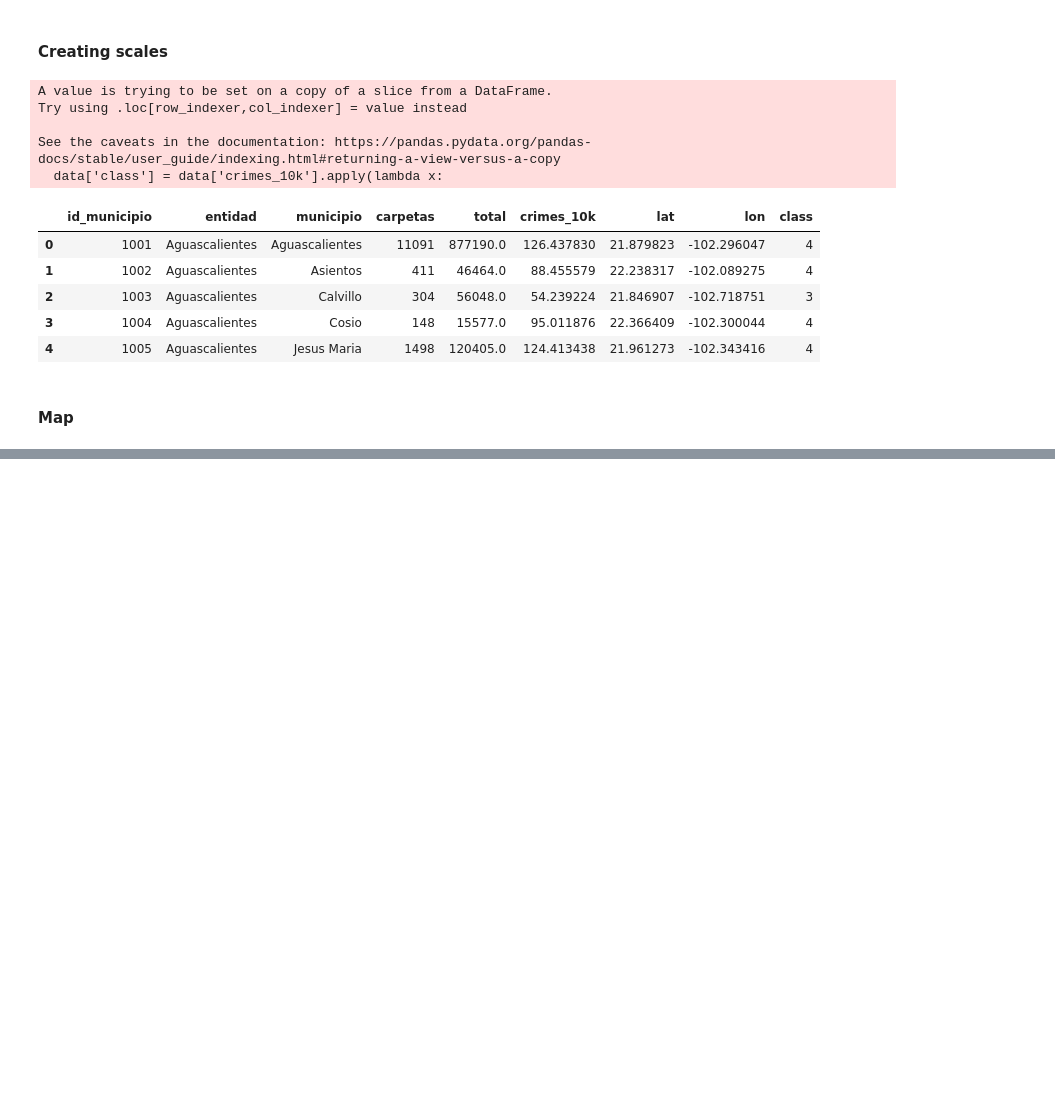
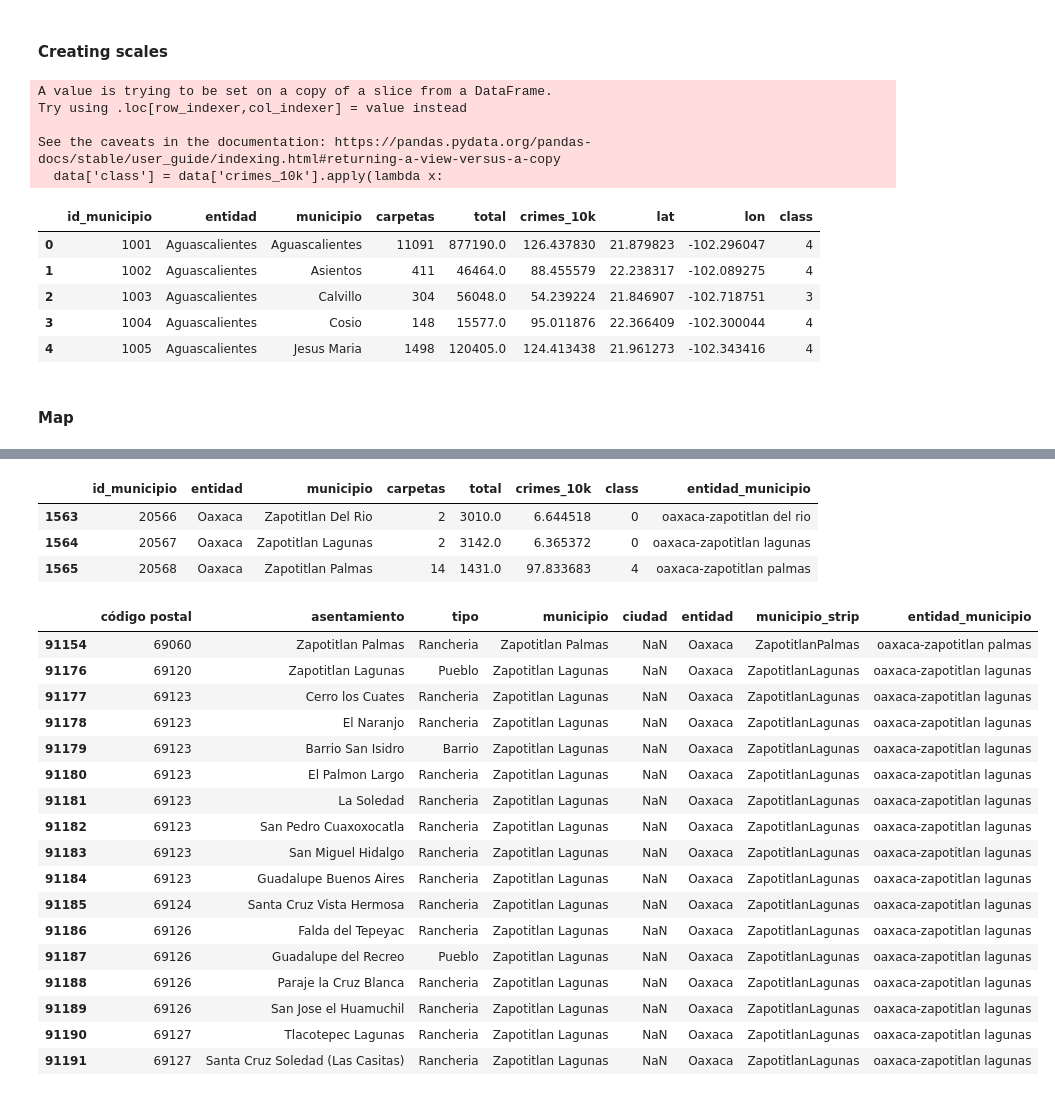
Before and after one commit to kevinmiguel97/Criminality-Analysis-Mexico, a Jupyter notebook: Crime_analysis.ipynb, the cells around one changed output, grey strips where cells are left out. Saved outputs shown, nothing was run; the diff lists cells and outputs as text; code cells hidden in the pictures; blank space fills up the shorter version.

```diff
--- a/Crime_analysis.ipynb
+++ b/Crime_analysis.ipynb
@@ -818,0 +917,16 @@ data.to_csv('data/data_map.csv')
+# %%
+# Cleaning acentos
+locations = locations.replace({'Á': 'A', 'á': 'a',
+                    'É': 'E', 'é': 'e',
+                    'Í': 'I', 'í': 'i',
+                    'Ó': 'O', 'ó': 'o',
+                    'Ú': 'U', 'ú': 'u'},
+                    regex=True)
+
+data = data.replace({'Á': 'A', 'á': 'a',
+                    'É': 'E', 'é': 'e',
+                    'Í': 'I', 'í': 'i',
+                    'Ó': 'O', 'ó': 'o',
+                    'Ú': 'U', 'ú': 'u'},
+                    regex=True)
+locations
@@ -818,0 +980,10 @@ data.to_csv('data/data_map.csv')
+# %%
+# Replacing data mannually
+locations['entidad_municipio'] = locations['entidad_municipio'].replace({
+                                                                        'guanajuato-silao de la victoria': 'guanajuato-silao',
+                                                                        'jalisco-san pedro tlaquepaque': 'jalisco-tlaquepaque',
+                                                                        'mexico-acambay de ruiz castañeda': 'mexico-acambay',
+                                                                        'morelos-tlaltizapan de zapata': 'morelos-tlaltizapan',
+                                                                        'chihuahua-dr. belisario dominguez': 'chihuahua-doctor belisario dominguez',
+                                                                        'nuevo leon-el carmen': 'nuevo leon-carmen'
+                                                                        })
@@ -818,0 +1020,28 @@ data.to_csv('data/data_map.csv')
+# %%
+data[data['entidad_municipio'].str.contains('oaxaca-zapotitlan')]
+# %% [output]
+|  | id_municipio | entidad | municipio | carpetas | total | crimes_10k | class | entidad_municipio |
+| 1563 | 20566 | Oaxaca | Zapotitlan Del Rio | 2 | 3010.0 | 6.644518 | 0 | oaxaca-zapotitlan del rio |
+| 1564 | 20567 | Oaxaca | Zapotitlan Lagunas | 2 | 3142.0 | 6.365372 | 0 | oaxaca-zapotitlan lagunas |
+| 1565 | 20568 | Oaxaca | Zapotitlan Palmas | 14 | 1431.0 | 97.833683 | 4 | oaxaca-zapotitlan palmas |
+# %%
+locations[locations['entidad_municipio'].str.contains('oaxaca-zapotitlan')]
+# %% [output]
+|  | código postal | asentamiento | tipo | municipio | ciudad | entidad | municipio_strip | entidad_municipio |
+| 91154 | 69060 | Zapotitlan Palmas | Rancheria | Zapotitlan Palmas | NaN | Oaxaca | ZapotitlanPalmas | oaxaca-zapotitlan palmas |
+| 91176 | 69120 | Zapotitlan Lagunas | Pueblo | Zapotitlan Lagunas | NaN | Oaxaca | ZapotitlanLagunas | oaxaca-zapotitlan lagunas |
+| 91177 | 69123 | Cerro los Cuates | Rancheria | Zapotitlan Lagunas | NaN | Oaxaca | ZapotitlanLagunas | oaxaca-zapotitlan lagunas |
+| 91178 | 69123 | El Naranjo | Rancheria | Zapotitlan Lagunas | NaN | Oaxaca | ZapotitlanLagunas | oaxaca-zapotitlan lagunas |
+| 91179 | 69123 | Barrio San Isidro | Barrio | Zapotitlan Lagunas | NaN | Oaxaca | ZapotitlanLagunas | oaxaca-zapotitlan lagunas |
+| 91180 | 69123 | El Palmon Largo | Rancheria | Zapotitlan Lagunas | NaN | Oaxaca | ZapotitlanLagunas | oaxaca-zapotitlan lagunas |
+| 91181 | 69123 | La Soledad | Rancheria | Zapotitlan Lagunas | NaN | Oaxaca | ZapotitlanLagunas | oaxaca-zapotitlan lagunas |
+| 91182 | 69123 | San Pedro Cuaxoxocatla | Rancheria | Zapotitlan Lagunas | NaN | Oaxaca | ZapotitlanLagunas | oaxaca-zapotitlan lagunas |
+| 91183 | 69123 | San Miguel Hidalgo | Rancheria | Zapotitlan Lagunas | NaN | Oaxaca | ZapotitlanLagunas | oaxaca-zapotitlan lagunas |
+| 91184 | 69123 | Guadalupe Buenos Aires | Rancheria | Zapotitlan Lagunas | NaN | Oaxaca | ZapotitlanLagunas | oaxaca-zapotitlan lagunas |
+| 91185 | 69124 | Santa Cruz Vista Hermosa | Rancheria | Zapotitlan Lagunas | NaN | Oaxaca | ZapotitlanLagunas | oaxaca-zapotitlan lagunas |
+| 91186 | 69126 | Falda del Tepeyac | Rancheria | Zapotitlan Lagunas | NaN | Oaxaca | ZapotitlanLagunas | oaxaca-zapotitlan lagunas |
+| 91187 | 69126 | Guadalupe del Recreo | Pueblo | Zapotitlan Lagunas | NaN | Oaxaca | ZapotitlanLagunas | oaxaca-zapotitlan lagunas |
+| 91188 | 69126 | Paraje la Cruz Blanca | Rancheria | Zapotitlan Lagunas | NaN | Oaxaca | ZapotitlanLagunas | oaxaca-zapotitlan lagunas |
+| 91189 | 69126 | San Jose el Huamuchil | Rancheria | Zapotitlan Lagunas | NaN | Oaxaca | ZapotitlanLagunas | oaxaca-zapotitlan lagunas |
+| 91190 | 69127 | Tlacotepec Lagunas | Rancheria | Zapotitlan Lagunas | NaN | Oaxaca | ZapotitlanLagunas | oaxaca-zapotitlan lagunas |
+| 91191 | 69127 | Santa Cruz Soledad (Las Casitas) | Rancheria | Zapotitlan Lagunas | NaN | Oaxaca | ZapotitlanLagunas | oaxaca-zapotitlan lagunas |
```
Also changed, not shown: parts of 12 cells of this notebook, 4 other files.
